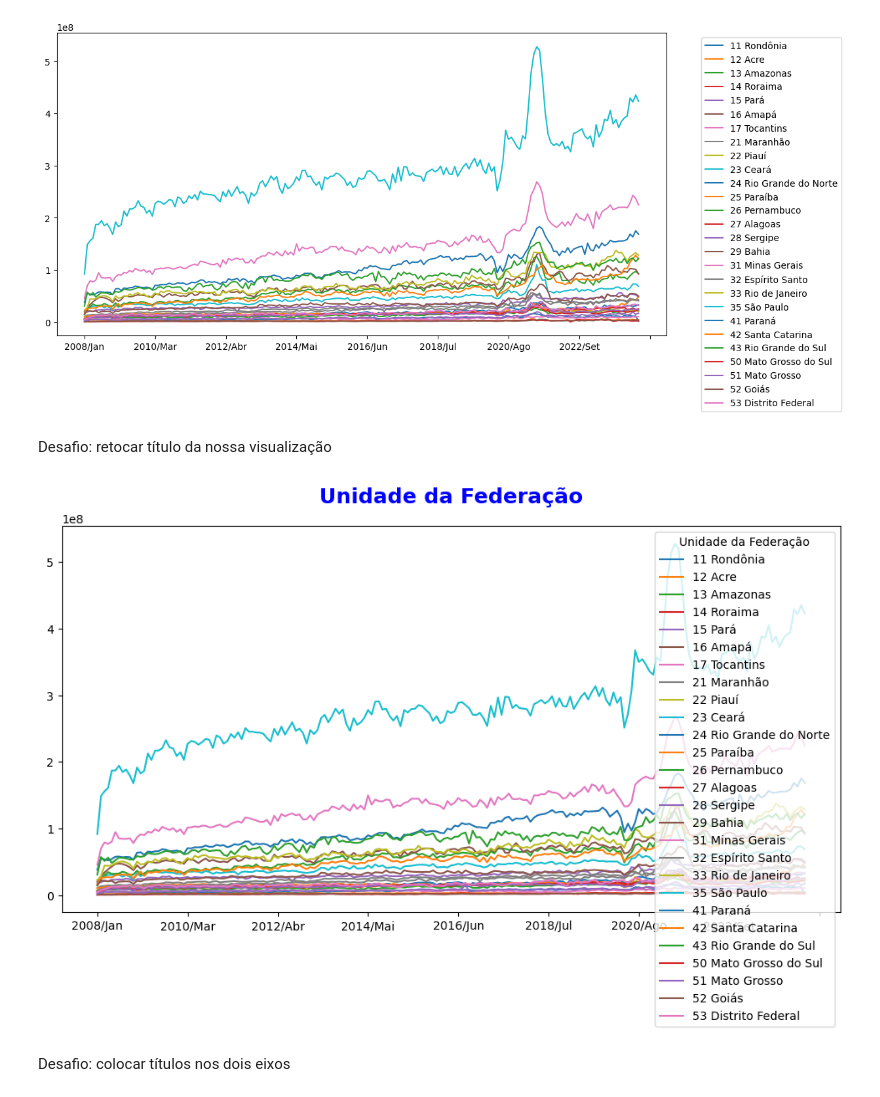
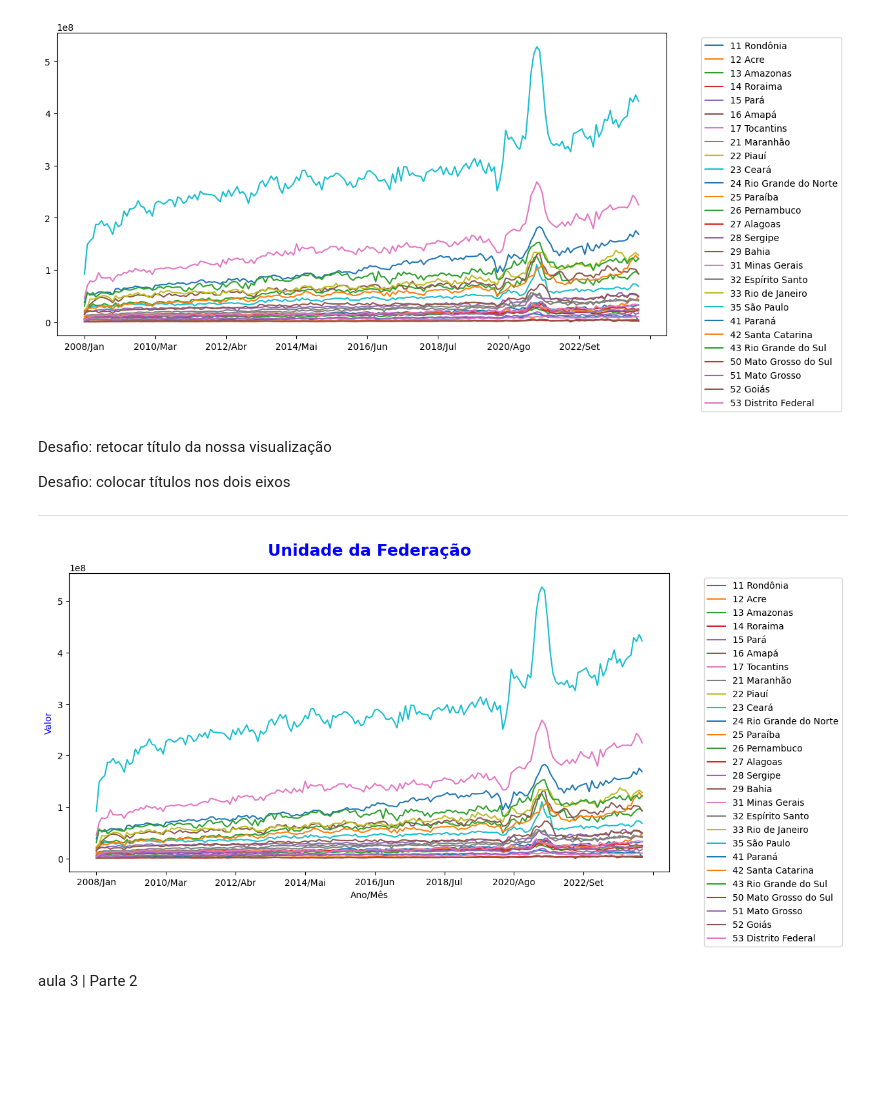
Before and after one commit to SandraRojasZ/Data-Analytics, a Jupyter notebook: pos-datascience-analise-e-exploracao-de-dados-aula1/Produção_Hospitalar_A2.ipynb, the cells around one changed output. Saved outputs shown, nothing was run; the diff lists cells and outputs as text; code cells hidden in the pictures; blank space fills up the shorter version.

Commit message:
Aula 3 | Parte 2

```diff
--- a/pos-datascience-analise-e-exploracao-de-dados-aula1/Produção_Hospitalar_A2.ipynb
+++ b/pos-datascience-analise-e-exploracao-de-dados-aula1/Produção_Hospitalar_A2.ipynb
@@ -309,11 +302,20 @@ plt.legend(bbox_to_anchor=(1.05, 1), loc='upper left')
 [figure]
 # %% [markdown]
 Desafio: retocar título da nossa visualização
+
+Desafio: colocar títulos nos dois eixos
+
+---
 # %%
 dados_usaveis.T.plot(figsize=(12,6))
 plt.title("Unidade da Federação", fontsize=18, fontweight='bold', color='blue', loc='center', pad=20)
+plt.legend(bbox_to_anchor=(1.05, 1), loc='upper left')
+
+plt.xlabel('Ano/Mês')  # Título do eixo x
+plt.ylabel('Valor', color='b')  # Título do eixo y esquerdo
+
 plt.show()
 # %% [output]
-[figure, old version]
+[figure, new version]
-# %% [markdown]
-Desafio: colocar títulos nos dois eixos
+# %% [markdown]
+aula 3 | Parte 2
```
Also changed, not shown: parts of 9 cells of this notebook.
